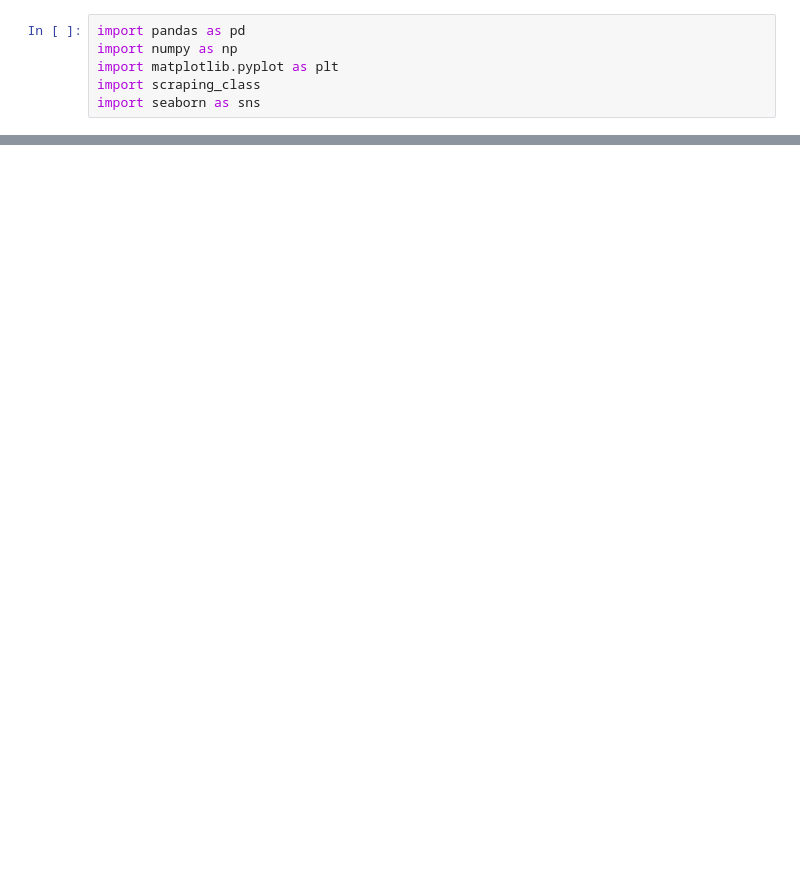
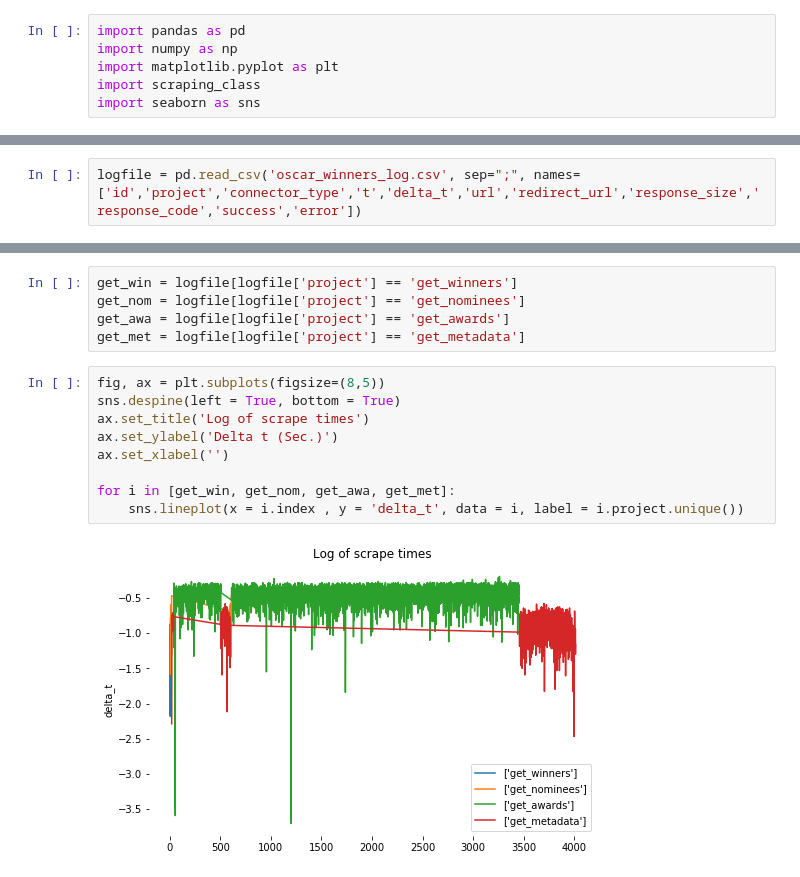
Before and after one commit to JohannesHoseth/Team-Leo, a Jupyter notebook: logfile_analysis.ipynb, the cells around one changed output, grey strips where cells are left out. Drawn from its saved outputs; the diff is of its cells as text; blank space fills up the shorter version.

Commit message:
updated logfile analysis

```diff
--- a/logfile_analysis.ipynb
+++ b/logfile_analysis.ipynb
@@ -17,0 +7,2 @@ log.head()
+# %%
+logfile = pd.read_csv('oscar_winners_log.csv', sep=";", names=['id','project','connector_type','t','delta_t','url','redirect_url','response_size','response_code','success','error'])
@@ -17,0 +30,16 @@ log.head()
+# %%
+get_win = logfile[logfile['project'] == 'get_winners']
+get_nom = logfile[logfile['project'] == 'get_nominees']
+get_awa = logfile[logfile['project'] == 'get_awards']
+get_met = logfile[logfile['project'] == 'get_metadata']
+# %%
+fig, ax = plt.subplots(figsize=(8,5))
+sns.despine(left = True, bottom = True)
+ax.set_title('Log of scrape times')
+ax.set_ylabel('Delta t (Sec.)')
+ax.set_xlabel('')
+
+for i in [get_win, get_nom, get_awa, get_met]:
+    sns.lineplot(x = i.index , y = 'delta_t', data = i, label = i.project.unique())
+# %% [output]
+[figure, added]
```
Also changed, not shown: parts of 3 cells of this notebook.
